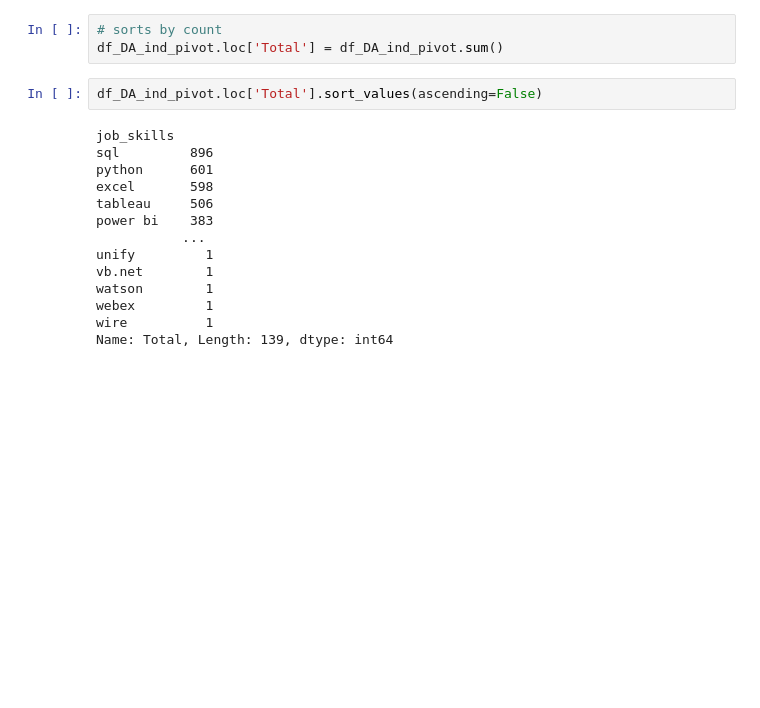
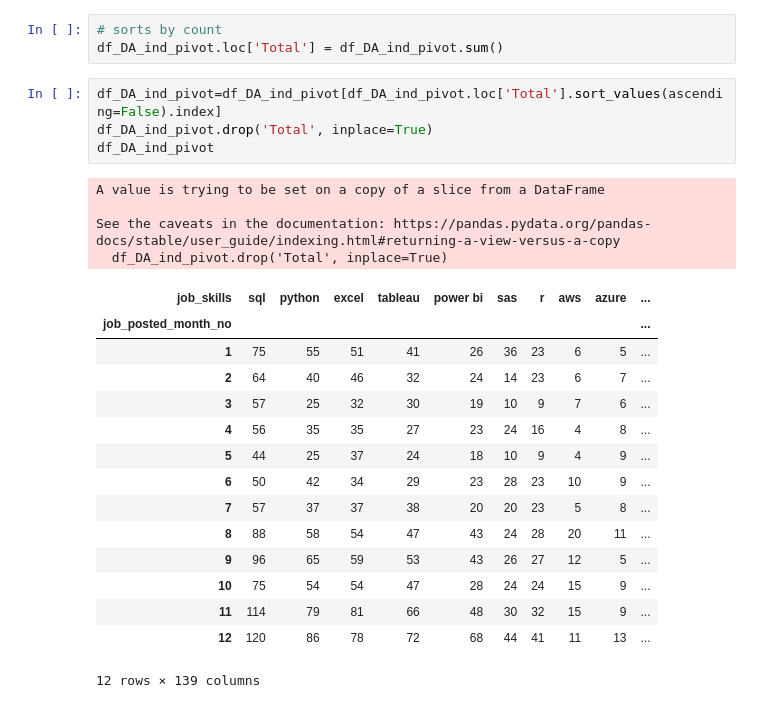
Before and after one commit to Prashant0594/python_data_projects, a Jupyter notebook: PROJECTS/2_skills_trend.ipynb, the cells around one changed output. Drawn from its saved outputs; the diff is of its cells as text; blank space fills up the shorter version.

```diff
--- a/PROJECTS/2_skills_trend.ipynb
+++ b/PROJECTS/2_skills_trend.ipynb
@@ -59,18 +59,26 @@ Sort columns by count and rename month numbers to month names
 # sorts by count
 df_DA_ind_pivot.loc['Total'] = df_DA_ind_pivot.sum()
 # %%
-df_DA_ind_pivot.loc['Total'].sort_values(ascending=False)
+df_DA_ind_pivot=df_DA_ind_pivot[df_DA_ind_pivot.loc['Total'].sort_values(ascending=False).index]
+df_DA_ind_pivot.drop('Total', inplace=True)
+df_DA_ind_pivot
 # %% [output]
-job_skills
-sql         896
-python      601
-excel       598
-tableau     506
-power bi    383
-           ...
-unify         1
-vb.net        1
-watson        1
-webex         1
-wire          1
-Name: Total, Length: 139, dtype: int64
+A value is trying to be set on a copy of a slice from a DataFrame
+
+See the caveats in the documentation: https://pandas.pydata.org/pandas-docs/stable/user_guide/indexing.html#returning-a-view-versus-a-copy
+  df_DA_ind_pivot.drop('Total', inplace=True)
+| job_skills | sql | python | excel | tableau | power bi | sas | r | aws | azure | ... |
+| job_posted_month_no |  |  |  |  |  |  |  |  |  | ... |
+| 1 | 75 | 55 | 51 | 41 | 26 | 36 | 23 | 6 | 5 | ... |
+| 2 | 64 | 40 | 46 | 32 | 24 | 14 | 23 | 6 | 7 | ... |
+| 3 | 57 | 25 | 32 | 30 | 19 | 10 | 9 | 7 | 6 | ... |
+| 4 | 56 | 35 | 35 | 27 | 23 | 24 | 16 | 4 | 8 | ... |
+| 5 | 44 | 25 | 37 | 24 | 18 | 10 | 9 | 4 | 9 | ... |
+| 6 | 50 | 42 | 34 | 29 | 23 | 28 | 23 | 10 | 9 | ... |
+| 7 | 57 | 37 | 37 | 38 | 20 | 20 | 23 | 5 | 8 | ... |
+| 8 | 88 | 58 | 54 | 47 | 43 | 24 | 28 | 20 | 11 | ... |
+| 9 | 96 | 65 | 59 | 53 | 43 | 26 | 27 | 12 | 5 | ... |
+| 10 | 75 | 54 | 54 | 47 | 28 | 24 | 24 | 15 | 9 | ... |
+| 11 | 114 | 79 | 81 | 66 | 48 | 30 | 32 | 15 | 9 | ... |
+| 12 | 120 | 86 | 78 | 72 | 68 | 44 | 41 | 11 | 13 | ... |
+12 rows × 139 columns
```
Also changed, not shown: parts of 2 cells of this notebook.
